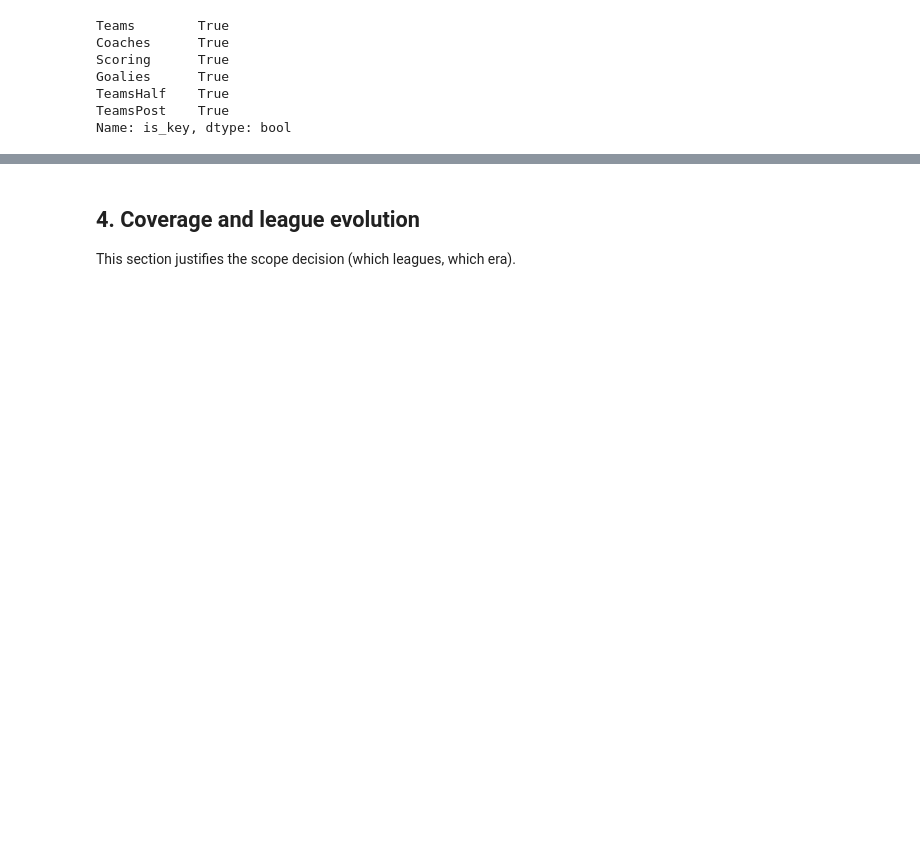
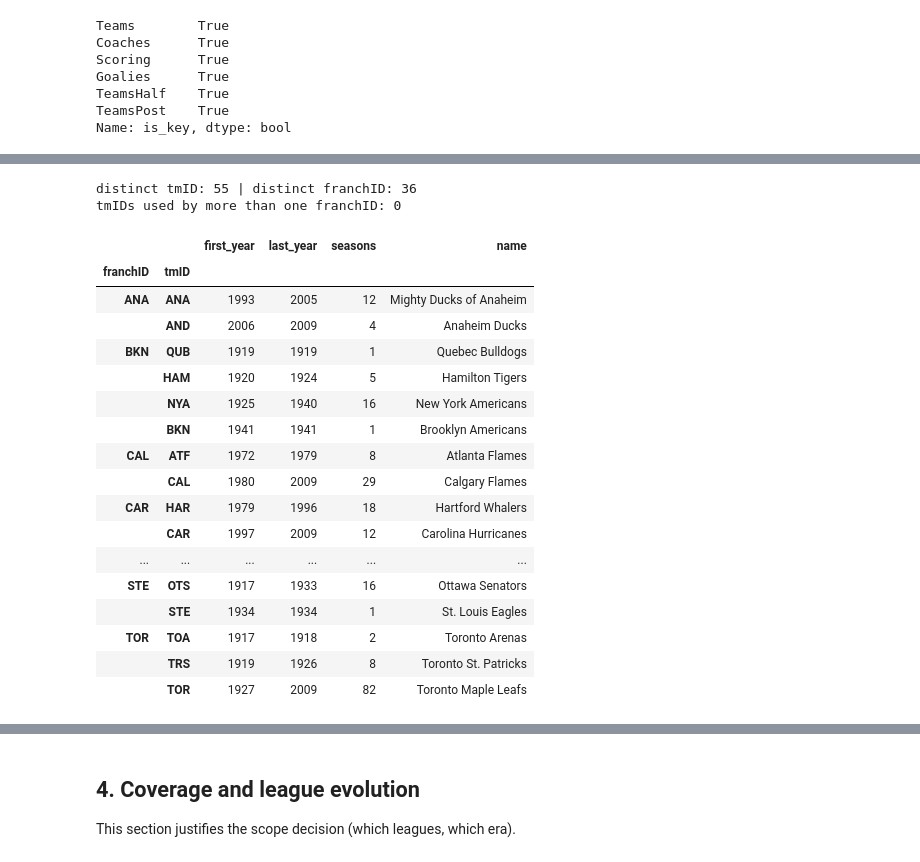
Before and after one commit to b3lchior/feup-ac, a Jupyter notebook: 01_eda.ipynb, the cells around one changed output, grey strips where cells are left out. Drawn from its saved outputs; the diff is of its cells as text; code cells hidden in the pictures; blank space fills up the shorter version.

```diff
--- a/01_eda.ipynb
+++ b/01_eda.ipynb
@@ -182,0 +200,31 @@ Name: is_key, dtype: bool
+# %%
+nhl = tables["Teams"].query("lgID == 'NHL'")
+print("distinct tmID:", nhl["tmID"].nunique(), "| distinct franchID:", nhl["franchID"].nunique())
+print("tmIDs used by more than one franchID:", int((nhl.groupby("tmID")["franchID"].nunique() > 1).sum()))
+
+codes = (nhl.groupby(["franchID", "tmID"])
+            .agg(first_year=("year", "min"), last_year=("year", "max"), seasons=("year", "size"), name=("name", "last"))
+            .reset_index())
+multi_code = codes[codes.groupby("franchID")["tmID"].transform("nunique") > 1]
+multi_code.sort_values(["franchID", "first_year"]).set_index(["franchID", "tmID"])
+# %% [output]
+distinct tmID: 55 | distinct franchID: 36
+tmIDs used by more than one franchID: 0
+|  |  | first_year | last_year | seasons | name |
+| franchID | tmID |  |  |  |  |
+| ANA | ANA | 1993 | 2005 | 12 | Mighty Ducks of Anaheim |
+|  | AND | 2006 | 2009 | 4 | Anaheim Ducks |
+| BKN | QUB | 1919 | 1919 | 1 | Quebec Bulldogs |
+|  | HAM | 1920 | 1924 | 5 | Hamilton Tigers |
+|  | NYA | 1925 | 1940 | 16 | New York Americans |
+|  | BKN | 1941 | 1941 | 1 | Brooklyn Americans |
+| CAL | ATF | 1972 | 1979 | 8 | Atlanta Flames |
+|  | CAL | 1980 | 2009 | 29 | Calgary Flames |
+| CAR | HAR | 1979 | 1996 | 18 | Hartford Whalers |
+|  | CAR | 1997 | 2009 | 12 | Carolina Hurricanes |
+| ... | ... | ... | ... | ... | ... |
+| STE | OTS | 1917 | 1933 | 16 | Ottawa Senators |
+|  | STE | 1934 | 1934 | 1 | St. Louis Eagles |
+| TOR | TOA | 1917 | 1918 | 2 | Toronto Arenas |
+|  | TRS | 1919 | 1926 | 8 | Toronto St. Patricks |
+|  | TOR | 1927 | 2009 | 82 | Toronto Maple Leafs |
```
Also changed, not shown: parts of 22 cells of this notebook.
